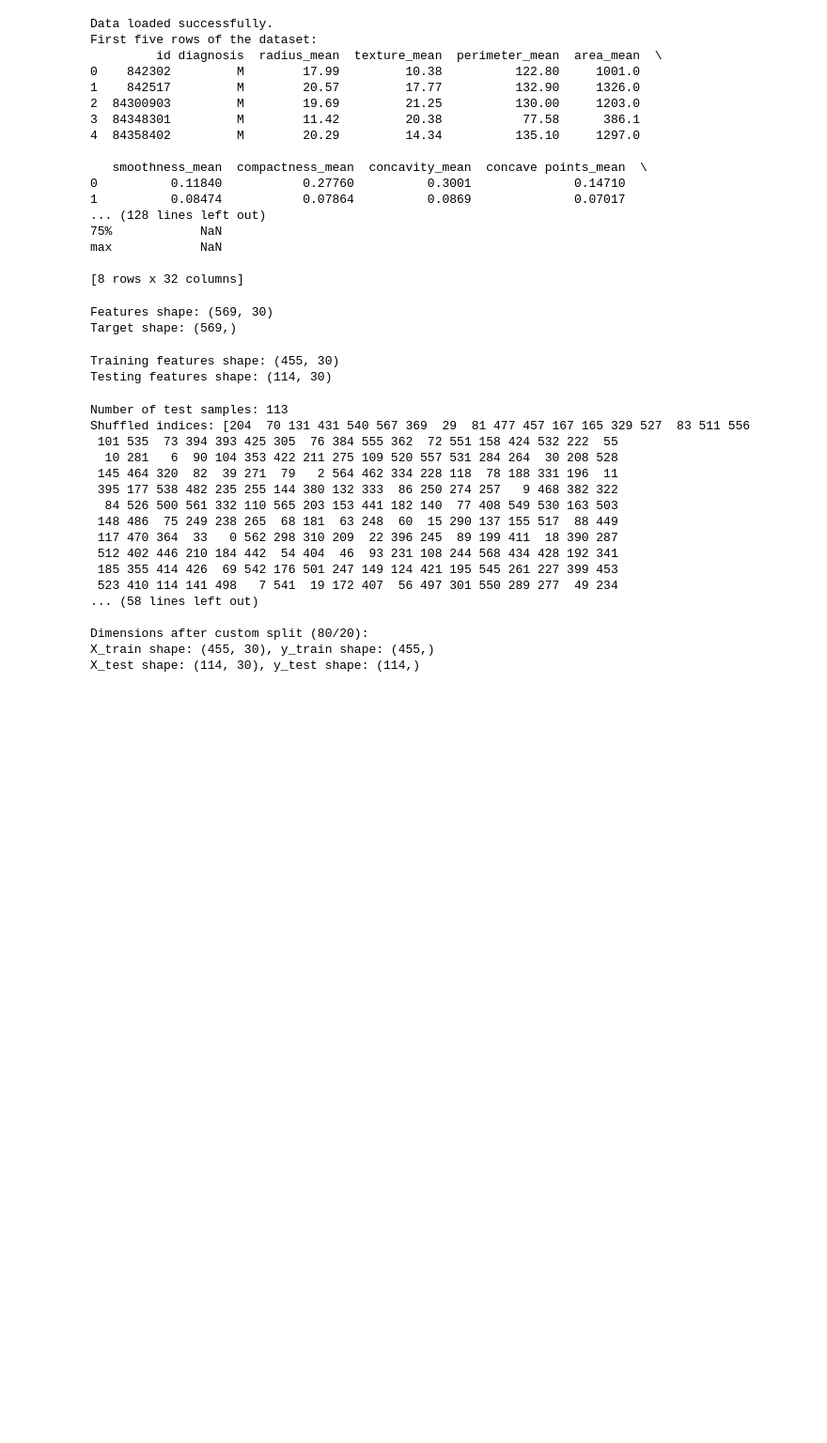
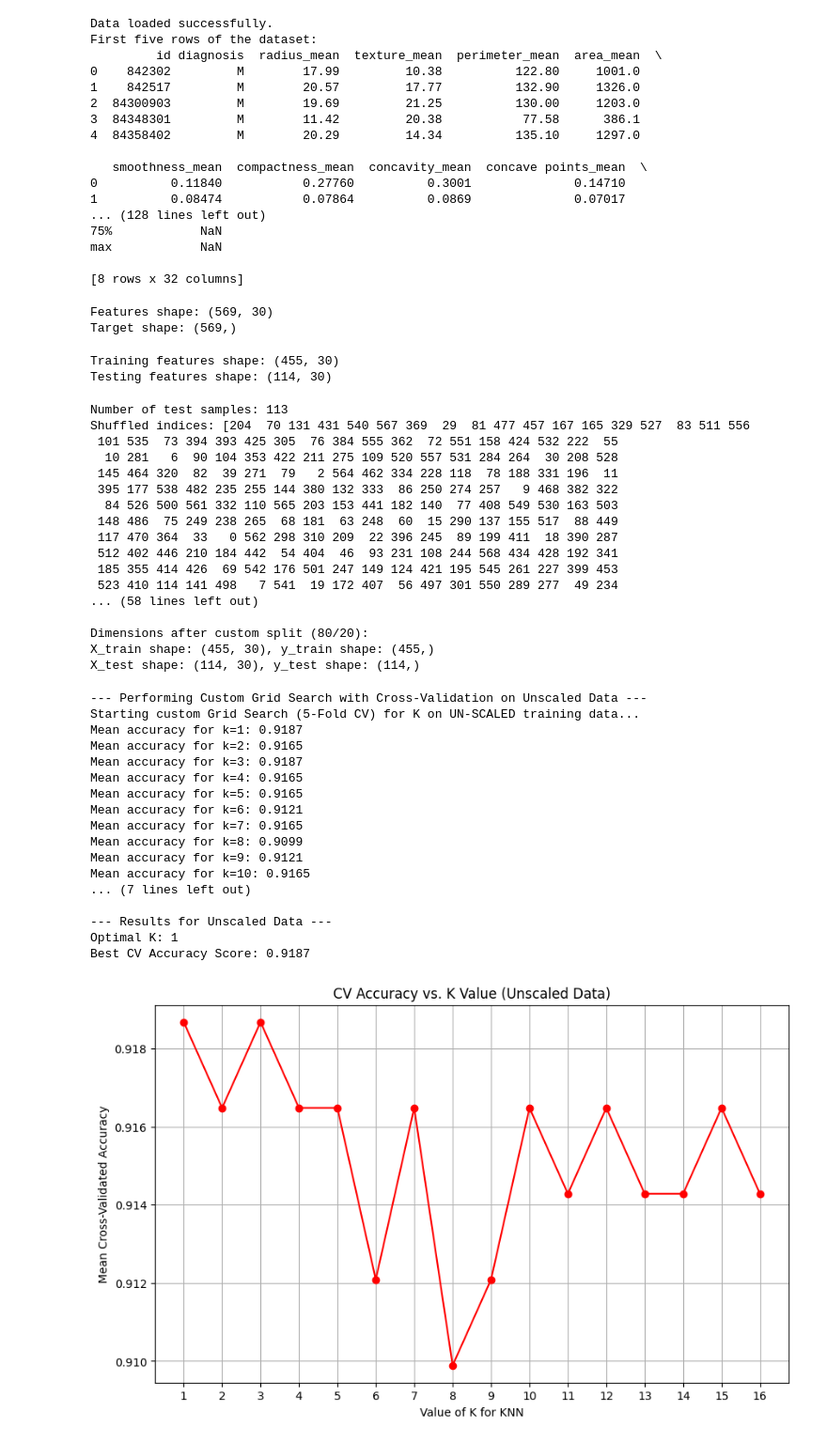
Before and after one commit to Fontiegow/UT-Master-of-AI, a Jupyter notebook: ML/HW/HW1/Q1/1_verbose.ipynb, the cells around one changed output. Shown at 94% size. Drawn from its saved outputs; the diff is of its cells as text; code cells hidden in the pictures; blank space fills up the shorter version.

```diff
--- a/ML/HW/HW1/Q1/1_verbose.ipynb
+++ b/ML/HW/HW1/Q1/1_verbose.ipynb
@@ -127,0 +324,50 @@ X_test shape: (114, 30), y_test shape: (114,)
+# %%
+k_range = range(1, 17)
+
+print("\n--- Performing Custom Grid Search with Cross-Validation on Unscaled Data ---")
+print("Starting custom Grid Search (5-Fold CV) for K on UN-SCALED training data...")
+
+best_k_unscaled, best_score_unscaled, mean_scores_unscaled = custom_grid_search_cv(
+    X_train, y_train, k_range, n_splits=5
+)
+
+print(f"Best K (Unscaled): {best_k_unscaled}, Best CV Accuracy (Unscaled): {best_score_unscaled:.4f}")
+
+print(f"\n--- Results for Unscaled Data ---")
+print(f"Optimal K: {best_k_unscaled}")
+print(f"Best CV Accuracy Score: {best_score_unscaled:.4f}")
+
+# --- Plotting the CV scores vs K ---
+k_values = list(mean_scores_unscaled.keys())
+scores = list(mean_scores_unscaled.values())
+
+plt.figure(figsize=(10, 6))
+plt.plot(k_values, scores, marker='o', linestyle='-', color='red')
+plt.title('CV Accuracy vs. K Value (Unscaled Data)')
+plt.xlabel('Value of K for KNN')
+plt.ylabel('Mean Cross-Validated Accuracy')
+plt.xticks(k_values)
+plt.grid(True)
+plt.show()
+
+# Storing results for later comparison in Step 4
+results_unscaled = {'K': best_k_unscaled, 'CV_Accuracy': best_score_unscaled}
+# %% [output]
+--- Performing Custom Grid Search with Cross-Validation on Unscaled Data ---
+Starting custom Grid Search (5-Fold CV) for K on UN-SCALED training data...
+Mean accuracy for k=1: 0.9187
+Mean accuracy for k=2: 0.9165
+Mean accuracy for k=3: 0.9187
+Mean accuracy for k=4: 0.9165
+Mean accuracy for k=5: 0.9165
+Mean accuracy for k=6: 0.9121
+Mean accuracy for k=7: 0.9165
+Mean accuracy for k=8: 0.9099
+Mean accuracy for k=9: 0.9121
+Mean accuracy for k=10: 0.9165
+... (7 lines left out)
+
+--- Results for Unscaled Data ---
+Optimal K: 1
+Best CV Accuracy Score: 0.9187
+[figure, added]
```
Also changed, not shown: parts of 4 cells of this notebook, 1 other file.
